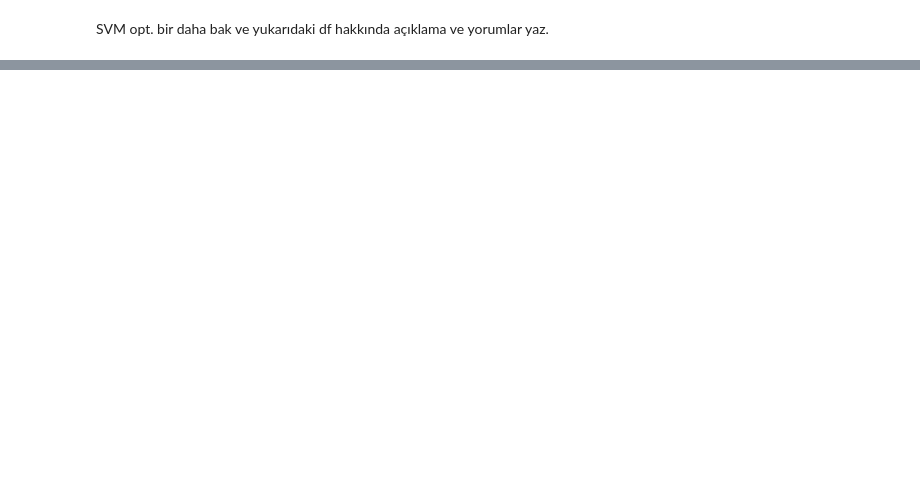
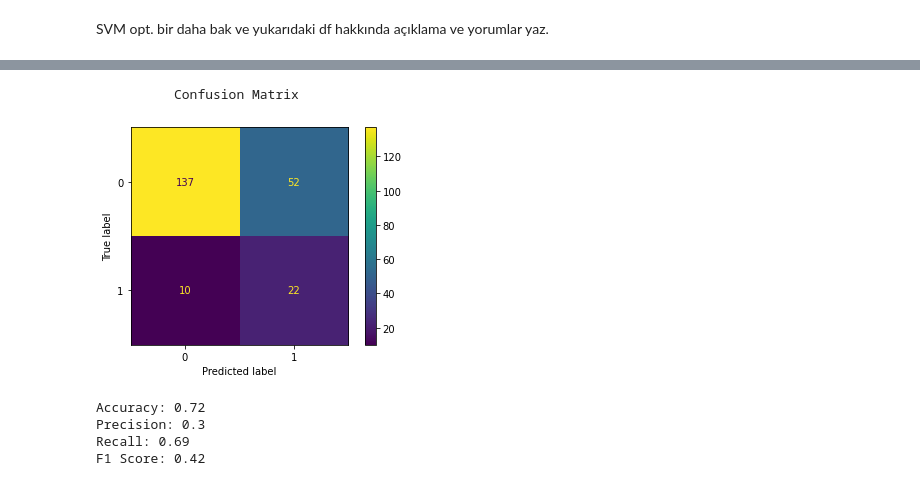
Before and after one commit to emre-bl/Machine-Learning-tobbetu, a Jupyter notebook: 191401009.ipynb, the cells around one changed output, grey strips where cells are left out. Drawn from its saved outputs; the diff is of its cells as text; code cells hidden in the pictures; blank space fills up the shorter version.

```diff
--- a/191401009.ipynb
+++ b/191401009.ipynb
@@ -593,0 +604,21 @@ SVM opt. bir daha bak ve yukarıdaki df hakkında açıklama ve yorumlar yaz.
+# %%
+X_test_best = X_test[best_columns_names]
+
+y_pred = (logistic_reg_opt.predict_proba(X_test_best)[:,1]>=optimal_threshold).astype(int)
+
+confusion_matrix = metrics.confusion_matrix(y_test, y_pred)
+cm_display = metrics.ConfusionMatrixDisplay(confusion_matrix = confusion_matrix, display_labels = [0, 1])
+cm_display.plot()
+print("\t  Confusion Matrix")
+plt.show()
+print("Accuracy:",round(metrics.accuracy_score(y_test, y_pred),2))
+print("Precision:",round(metrics.precision_score(y_test, y_pred),2))
+print("Recall:",round(metrics.recall_score(y_test, y_pred),2))
+print("F1 Score:",round(metrics.f1_score(y_test, y_pred),2))
+# %% [output]
+          Confusion Matrix
+[figure, added]
+Accuracy: 0.72
+Precision: 0.3
+Recall: 0.69
+F1 Score: 0.42
```
Also changed, not shown: parts of 21 cells of this notebook.
